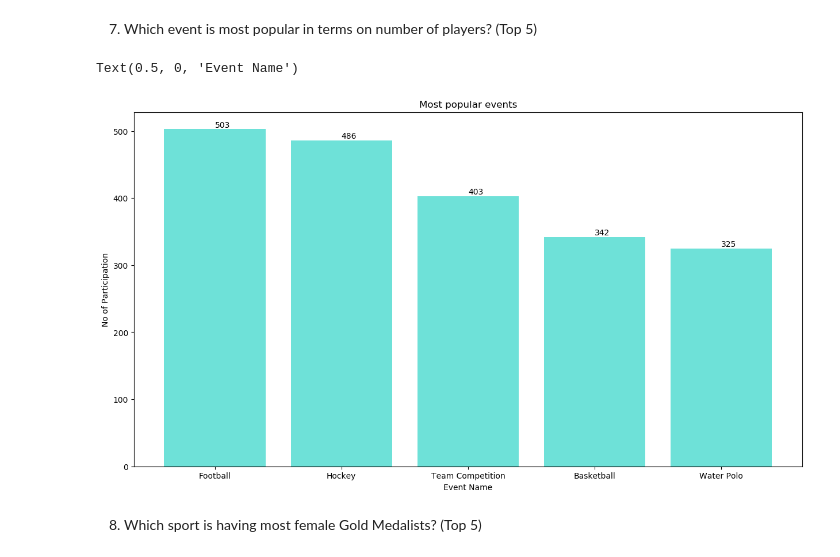
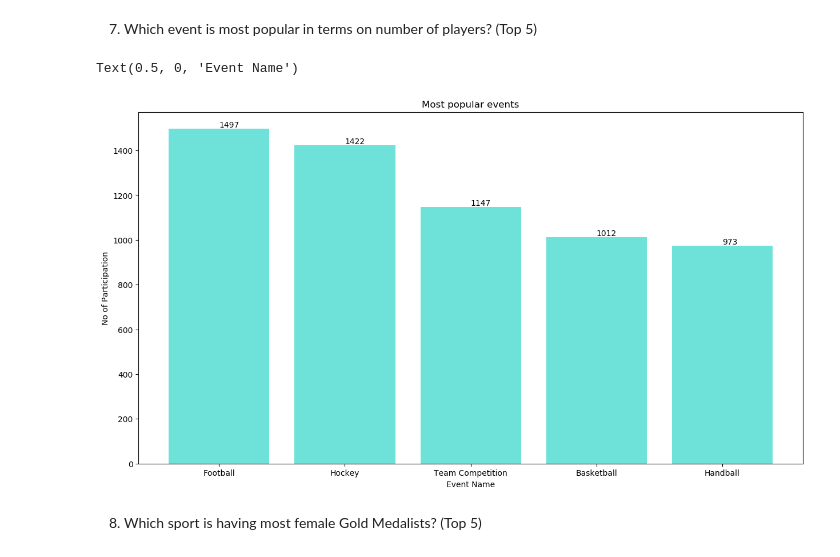
Before and after one commit to Ajith-Kumar-G/Summer-Olympics-Analysics, a Jupyter notebook: Olympic Analysis.ipynb, the cells around one changed output. Saved outputs shown, nothing was run; the diff lists cells and outputs as text; code cells hidden in the pictures.

```diff
--- a/Olympic Analysis.ipynb
+++ b/Olympic Analysis.ipynb
@@ -114,23 +114,23 @@ India won First Gold Medal in : 1928
 # %% [markdown]
 7. Which event is most popular in terms on number of players? (Top 5)
 # %%
-data = [[Event, len(g_df[g_df['Event'] == Event])] for Event in g_df['Event'].unique()]
+data = [[Event, len(df[df['Event'] == Event])] for Event in df['Event'].unique()]
 data = pd.DataFrame(data, columns=['Event', 'No of Participation'])
 data.sort_values(by = 'No of Participation', ascending = False, inplace = True)
 
 plt.figure(figsize = (15,8))
 barplot = plt.bar(data['Event'][:5], data['No of Participation'][:5], color = '#30D5C8', alpha = .7)
 
 for bar in barplot:
     yval = bar.get_height()
     plt.text(bar.get_x() + bar.get_width()/2.0, yval, int(yval), va='bottom')
 
 plt.title('Most popular events')
 plt.ylabel('No of Participation')
 plt.xlabel('Event Name')
 # %% [output]
 Text(0.5, 0, 'Event Name')
-[figure, old version]
+[figure, new version]
 # %% [markdown]
 8. Which sport is having most female Gold Medalists? (Top 5)
 # %%
```
